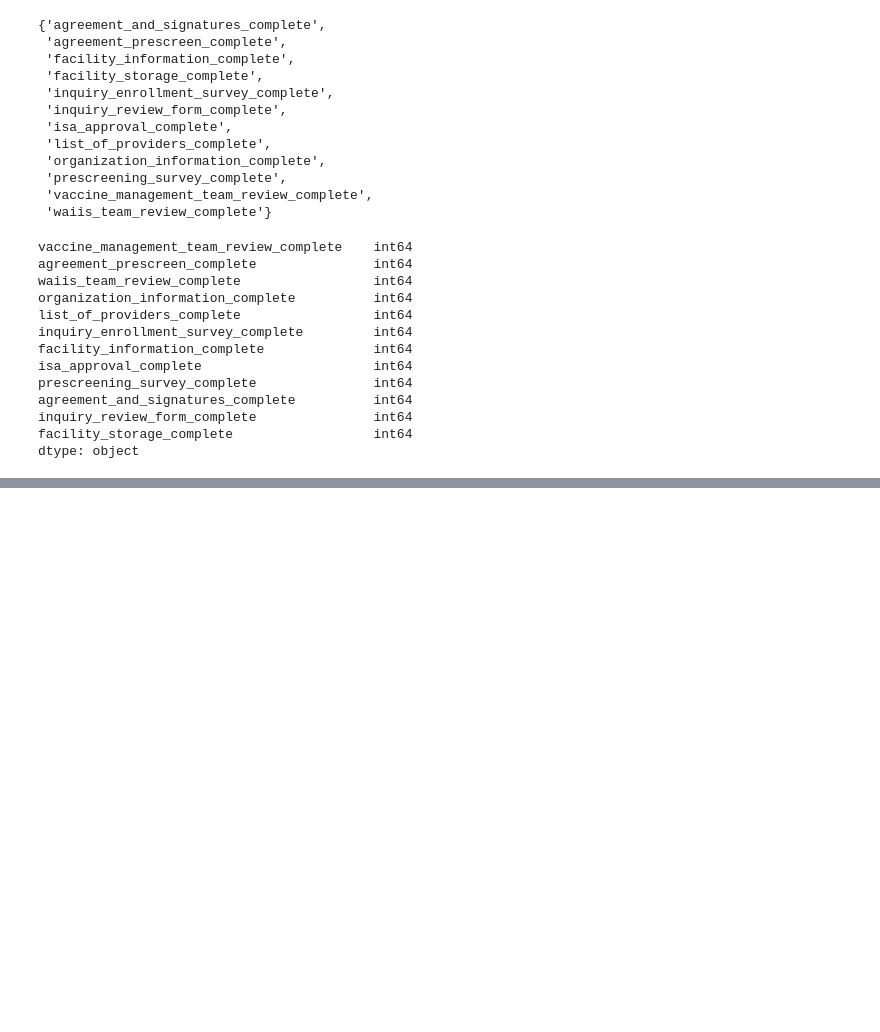
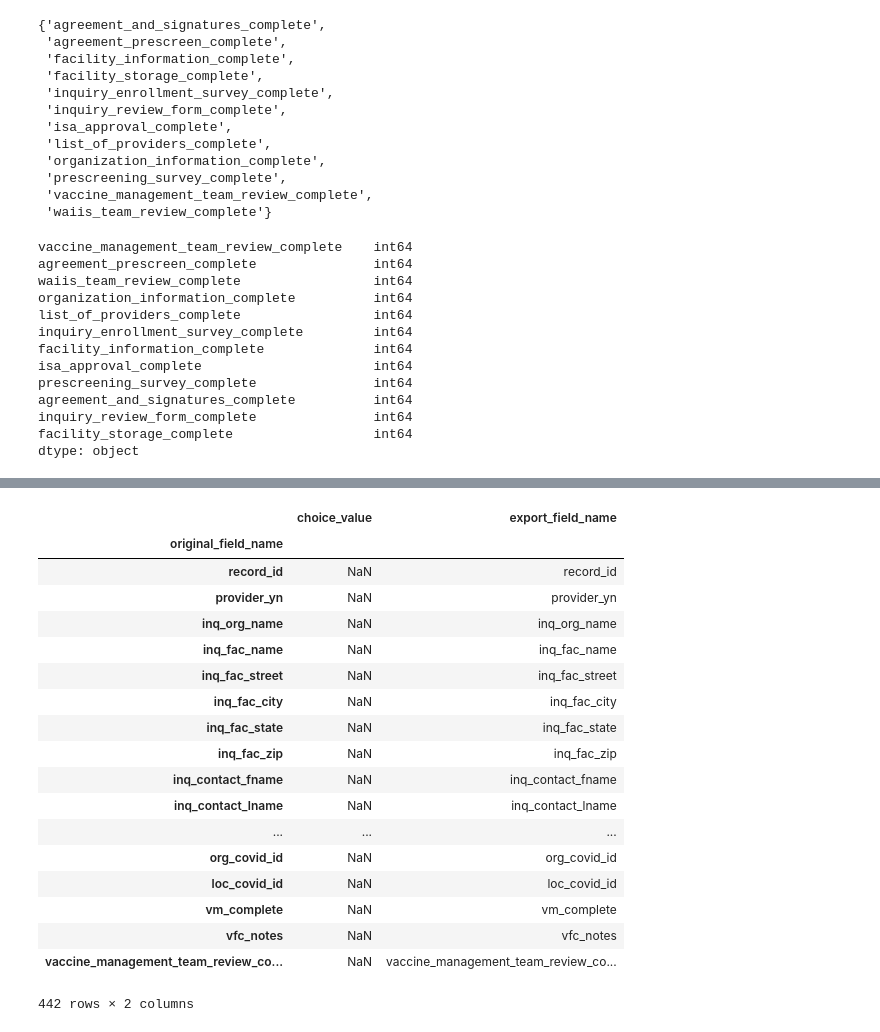
Before and after one commit to DOH-AXG5303/vaccine_storage_temperature, a Jupyter notebook: 2022_04_23_explore_project_data.ipynb, the cells around one changed output, grey strips where cells are left out. Saved outputs shown, nothing was run; the diff lists cells and outputs as text; code cells hidden in the pictures; blank space fills up the shorter version.

```diff
--- a/2022_04_23_explore_project_data.ipynb
+++ b/2022_04_23_explore_project_data.ipynb
@@ -327,0 +338,22 @@ df_import_complete
+# %%
+prod100.export_field_names(format_type = "df")
+# %% [output]
+|  | choice_value | export_field_name |
+| original_field_name |  |  |
+| record_id | NaN | record_id |
+| provider_yn | NaN | provider_yn |
+| inq_org_name | NaN | inq_org_name |
+| inq_fac_name | NaN | inq_fac_name |
+| inq_fac_street | NaN | inq_fac_street |
+| inq_fac_city | NaN | inq_fac_city |
+| inq_fac_state | NaN | inq_fac_state |
+| inq_fac_zip | NaN | inq_fac_zip |
+| inq_contact_fname | NaN | inq_contact_fname |
+| inq_contact_lname | NaN | inq_contact_lname |
+| ... | ... | ... |
+| org_covid_id | NaN | org_covid_id |
+| loc_covid_id | NaN | loc_covid_id |
+| vm_complete | NaN | vm_complete |
+| vfc_notes | NaN | vfc_notes |
+| vaccine_management_team_review_co... | NaN | vaccine_management_team_review_co... |
+442 rows × 2 columns
```
Also changed, not shown: parts of 12 cells of this notebook.
